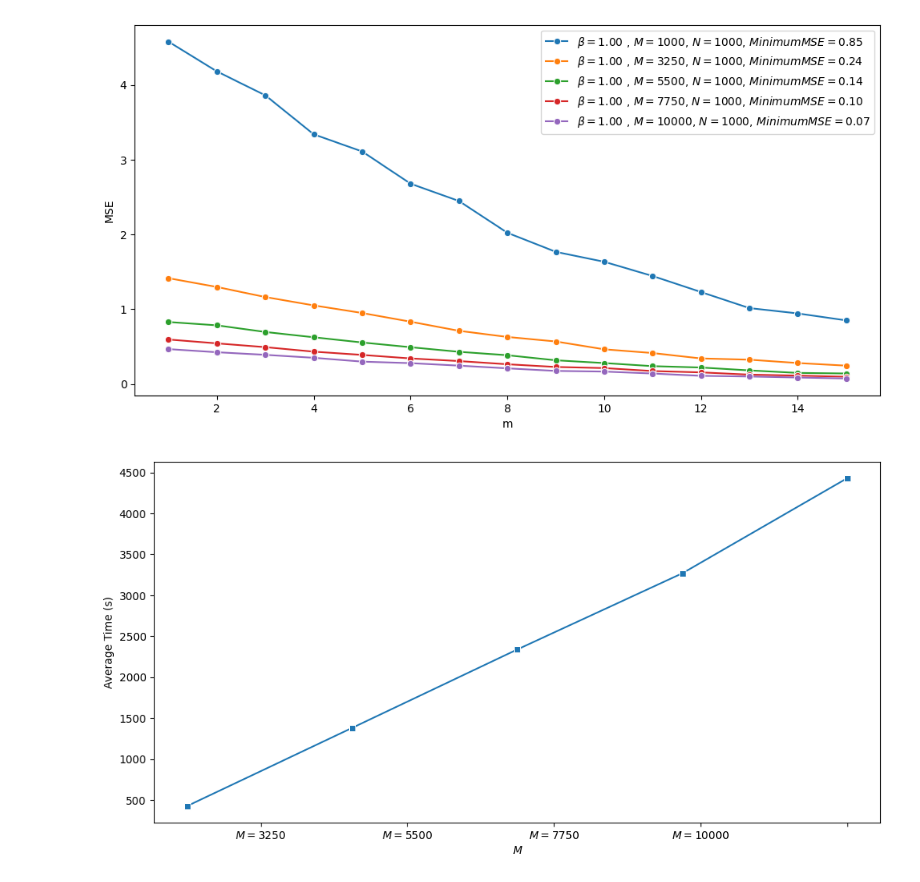
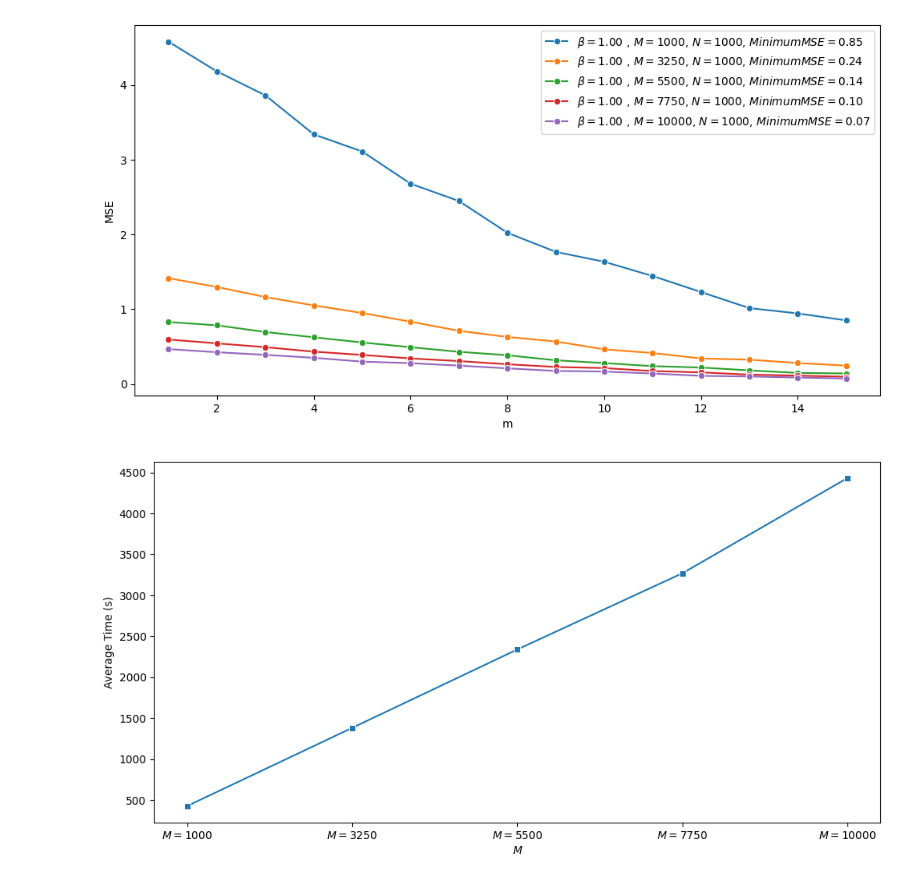
Before and after one commit to tieukhoimai/binary-signal-recovery, a Jupyter notebook: binary_signal_recovery.ipynb, the cells around one changed output. Saved outputs shown, nothing was run; the diff lists cells and outputs as text; code cells hidden in the pictures.

```diff
--- a/binary_signal_recovery.ipynb
+++ b/binary_signal_recovery.ipynb
@@ -206,6 +206,8 @@ df_m
 | 4 | 10000 | 1000 | 1.0 | [1, 2, 3, 4, 5, 6, 7, 8, 9, 10, 1... | [0.46540000000000026, 0.423500000... | 4431.456508 |
 # %%
 df_m.to_csv('/content/drive/MyDrive/vrn/probability/m_exp.csv',index=False)
+# %%
+df_m = pd.read_csv('/content/drive/MyDrive/vrn/probability/m_exp.csv')
 # %%
 ms = range(1, 16)
 
@@ -224,9 +226,10 @@ plt.show()
 # %%
 fig, ax = plt.subplots(figsize=(12, 6))
 ax = sns.lineplot(data=df_m, x='M', y='Time', marker='s')
-ax.set_xticklabels([r'$M = {:.0f}$'.format(M) for M in M_values])
+ax.set_xticks(M_values)
+ax.set_xticklabels([r'$M = {}$'.format(str(M)) for M in M_values])
 ax.set_xlabel(r'$M$')
 ax.set_ylabel("Average Time (s)")
 ax.grid(False)
 # %% [output]
-[figure, old version]
+[figure, new version]
```
